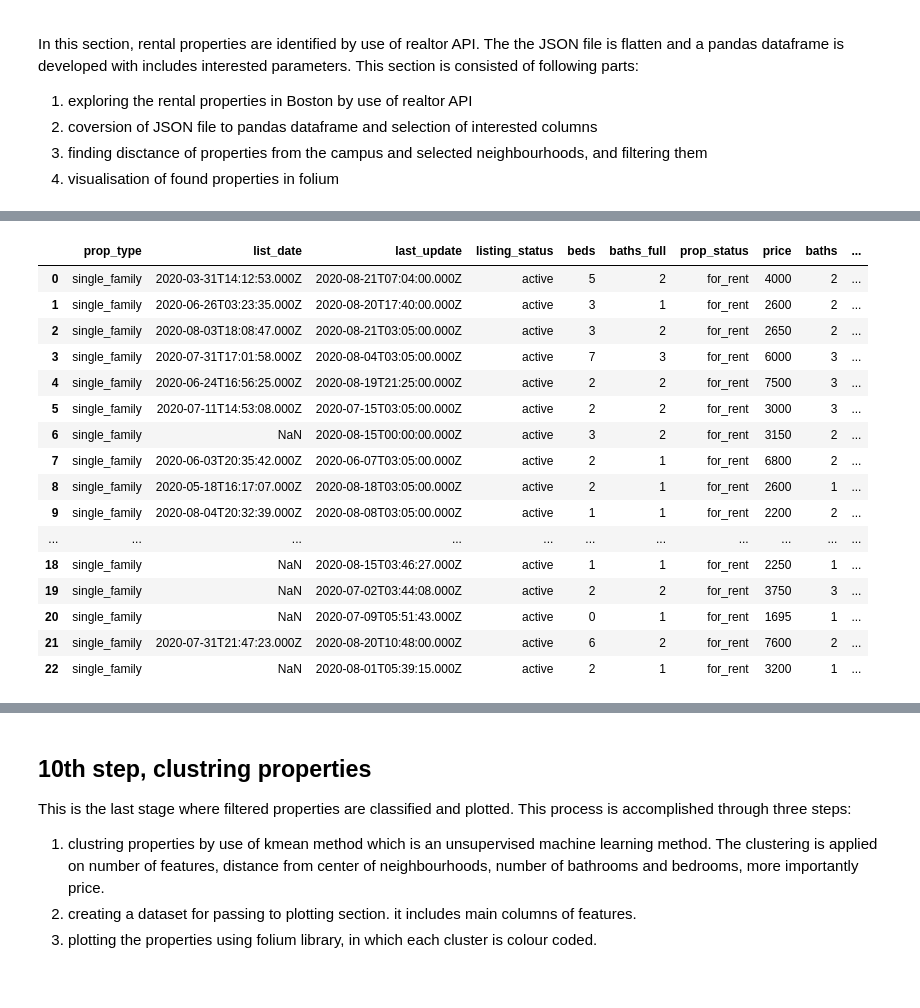
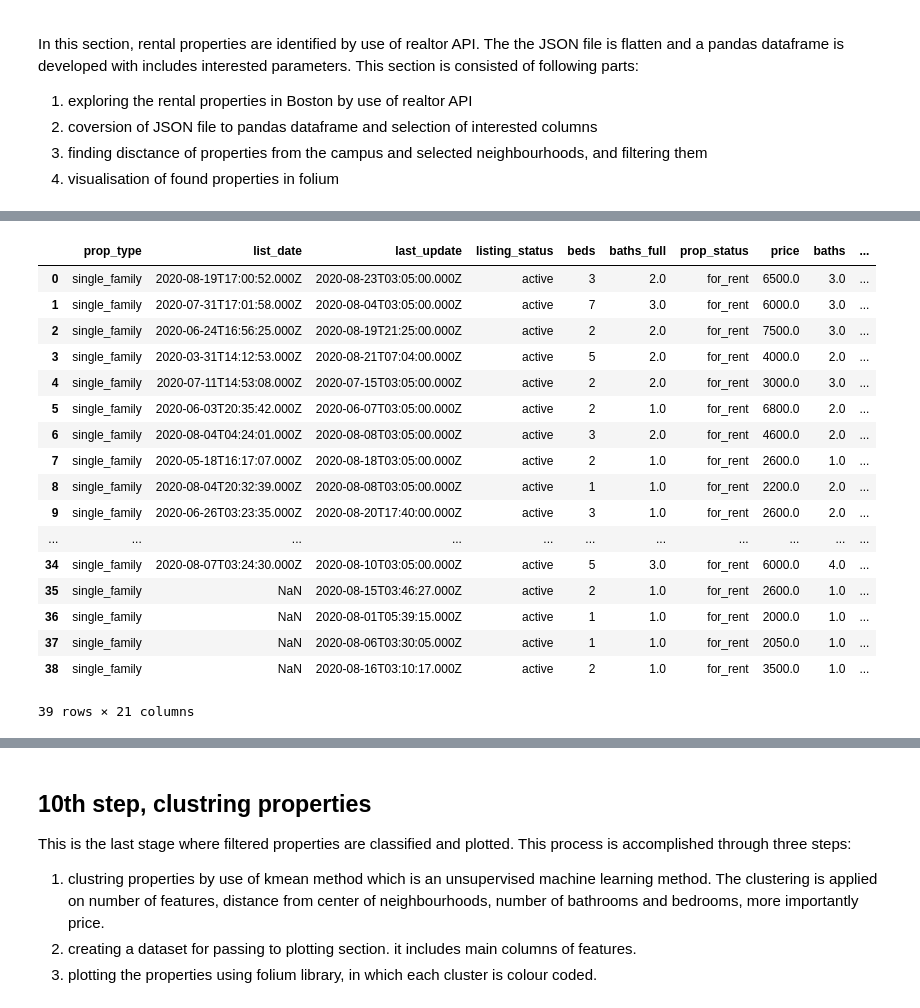
Before and after one commit to Aron-XXV/Coursera_Capstone, a Jupyter notebook: Boston Neighbourhoods/Recommending rental properties.ipynb, the cells around one changed output, grey strips where cells are left out. Saved outputs shown, nothing was run; the diff lists cells and outputs as text; code cells hidden in the pictures.

```diff
--- a/Boston Neighbourhoods/Recommending rental properties.ipynb
+++ b/Boston Neighbourhoods/Recommending rental properties.ipynb
@@ -520,7 +631,7 @@ response = requests.request("GET", url, headers=headers, params=querystring)
 import json
 all_col = pd.json_normalize(json.loads(response.text)['properties']).columns
 selected_col = ['prop_type','list_date','last_update','listing_status','beds','baths_full','prop_status','price','baths','address.lat','address.lon','address.line','address.postal_code','address.neighborhood_name','address.neighborhoods','garage']
-df_rent = pd.json_normalize(json.loads(response.text)['properties'])[selected_col]
+df_rent_1 = pd.json_normalize(json.loads(response.text)['properties'])[selected_col]
 print('{} properties found with specified features'.format(len(df_rent)))
-df_rent.head()
+df_rent_1.head()
 # %% [output]
@@ -533,0 +645,19 @@ df_rent.head()
+# %%
+# exploring rental properties 1, Cambridge
+load_dotenv()
+env_path = Path('.') / '.env'
+load_dotenv(dotenv_path=env_path)
+
+url = "https://realtor.p.rapidapi.com/properties/v2/list-for-rent"
+querystring = {"beds_min":"0","price_max":"10000","prop_type":"single_family","sort":"relevance","baths_min":"0","price_min":"0","city":"Cambridge","state_code":"MA","limit":"10000","offset":"0"}
+headers = {
+    'x-rapidapi-host': os.getenv("rapidapi_host_realtor"),
+    'x-rapidapi-key': os.getenv("rapidapi_key_realtor")
+    }
+response = requests.request("GET", url, headers=headers, params=querystring)
+# %%
+all_col = pd.json_normalize(json.loads(response.text)['properties']).columns
+selected_col = ['prop_type','list_date','last_update','listing_status','beds','baths_full','prop_status','price','baths','address.lat','address.lon','address.line','address.postal_code','address.neighborhood_name','address.neighborhoods','garage']
+df_rent_2 = pd.json_normalize(json.loads(response.text)['properties'])[selected_col]
+print('{} properties found with specified features'.format(len(df_rent)))
+df_rent_2.head()
@@ -533,0 +672,6 @@ df_rent.head()
+# %%
+# joining to rental properties dataframes
+df_rent = df_rent_1
+df_rent = pd.concat([df_rent, df_rent_2])
+df_rent.reset_index(inplace = True, drop = True)
+df_rent.head()
@@ -534,40 +685,52 @@ df_rent.head()
 # %%
 # filtering rental properties
 # filtering by features, number of bedrooms and bathrooms
 # df_rent_filtered = df_rent[df_rent['beds'] == 1][df_rent['baths_full'] == 1]
 # df_rent_filtered.reset_index(inplace = True, drop = True)
 # 2. filtering by distance
 df_rent['distance_n1'] = np.nan
 df_rent['distance_n2'] = np.nan
+df_rent['distance_n3'] = np.nan
+df_rent['distance_n4'] = np.nan
+df_rent['distance_n5'] = np.nan
 for ii, lat, lon in zip(df_rent.index, df_rent['address.lat'], df_rent['address.lon']):
     test_loc = (lat, lon)
     check_loc = (df_selected_neighbourhood['latitude'][0], df_selected_neighbourhood['longitude'][0])
     df_rent['distance_n1'].iloc[ii] = geodesic(check_loc, test_loc).km
     check_loc = (df_selected_neighbourhood['latitude'][1], df_selected_neighbourhood['longitude'][1])
     df_rent['distance_n2'].iloc[ii] = geodesic(check_loc, test_loc).km
+    check_loc = (df_selected_neighbourhood['latitude'][2], df_selected_neighbourhood['longitude'][2])
+    df_rent['distance_n3'].iloc[ii] = geodesic(check_loc, test_loc).km
+    check_loc = (df_selected_neighbourhood['latitude'][3], df_selected_neighbourhood['longitude'][3])
+    df_rent['distance_n4'].iloc[ii] = geodesic(check_loc, test_loc).km
+    check_loc = (df_selected_neighbourhood['latitude'][4], df_selected_neighbourhood['longitude'][4])
+    df_rent['distance_n5'].iloc[ii] = geodesic(check_loc, test_loc).km
 allowable_distance = 3 # set to 3 km
-dist_mask = (df_rent['distance_n1'] < allowable_distance) + (df_rent['distance_n2'] < allowable_distance)
+dist_mask = (df_rent['distance_n1'] < allowable_distance) + (df_rent['distance_n2'] < allowable_distance) + (df_rent['distance_n3'] < allowable_distance) + (df_rent['distance_n4'] < allowable_distance) + (df_rent['distance_n5'] < allowable_distance)
 df_rent_filtered = df_rent[dist_mask]
+column_list = ['distance_n1', 'distance_n2', 'distance_n3','distance_n4','distance_n5', 'price', 'beds', 'baths_full', 'baths']
+df_rent_filtered.dropna(subset = column_list, inplace = True, axis = 0)
 df_rent_filtered.reset_index(inplace = True, drop = True)
 df_rent_filtered
 # %% [output]
 |  | prop_type | list_date | last_update | listing_status | beds | baths_full | prop_status | price | baths | ... |
-| 0 | single_family | 2020-03-31T14:12:53.000Z | 2020-08-21T07:04:00.000Z | active | 5 | 2 | for_rent | 4000 | 2 | ... |
-| 1 | single_family | 2020-06-26T03:23:35.000Z | 2020-08-20T17:40:00.000Z | active | 3 | 1 | for_rent | 2600 | 2 | ... |
-| 2 | single_family | 2020-08-03T18:08:47.000Z | 2020-08-21T03:05:00.000Z | active | 3 | 2 | for_rent | 2650 | 2 | ... |
-| 3 | single_family | 2020-07-31T17:01:58.000Z | 2020-08-04T03:05:00.000Z | active | 7 | 3 | for_rent | 6000 | 3 | ... |
-| 4 | single_family | 2020-06-24T16:56:25.000Z | 2020-08-19T21:25:00.000Z | active | 2 | 2 | for_rent | 7500 | 3 | ... |
-| 5 | single_family | 2020-07-11T14:53:08.000Z | 2020-07-15T03:05:00.000Z | active | 2 | 2 | for_rent | 3000 | 3 | ... |
-| 6 | single_family | NaN | 2020-08-15T00:00:00.000Z | active | 3 | 2 | for_rent | 3150 | 2 | ... |
-| 7 | single_family | 2020-06-03T20:35:42.000Z | 2020-06-07T03:05:00.000Z | active | 2 | 1 | for_rent | 6800 | 2 | ... |
-| 8 | single_family | 2020-05-18T16:17:07.000Z | 2020-08-18T03:05:00.000Z | active | 2 | 1 | for_rent | 2600 | 1 | ... |
-| 9 | single_family | 2020-08-04T20:32:39.000Z | 2020-08-08T03:05:00.000Z | active | 1 | 1 | for_rent | 2200 | 2 | ... |
+| 0 | single_family | 2020-08-19T17:00:52.000Z | 2020-08-23T03:05:00.000Z | active | 3 | 2.0 | for_rent | 6500.0 | 3.0 | ... |
+| 1 | single_family | 2020-07-31T17:01:58.000Z | 2020-08-04T03:05:00.000Z | active | 7 | 3.0 | for_rent | 6000.0 | 3.0 | ... |
+| 2 | single_family | 2020-06-24T16:56:25.000Z | 2020-08-19T21:25:00.000Z | active | 2 | 2.0 | for_rent | 7500.0 | 3.0 | ... |
+| 3 | single_family | 2020-03-31T14:12:53.000Z | 2020-08-21T07:04:00.000Z | active | 5 | 2.0 | for_rent | 4000.0 | 2.0 | ... |
+| 4 | single_family | 2020-07-11T14:53:08.000Z | 2020-07-15T03:05:00.000Z | active | 2 | 2.0 | for_rent | 3000.0 | 3.0 | ... |
+| 5 | single_family | 2020-06-03T20:35:42.000Z | 2020-06-07T03:05:00.000Z | active | 2 | 1.0 | for_rent | 6800.0 | 2.0 | ... |
+| 6 | single_family | 2020-08-04T04:24:01.000Z | 2020-08-08T03:05:00.000Z | active | 3 | 2.0 | for_rent | 4600.0 | 2.0 | ... |
+| 7 | single_family | 2020-05-18T16:17:07.000Z | 2020-08-18T03:05:00.000Z | active | 2 | 1.0 | for_rent | 2600.0 | 1.0 | ... |
+| 8 | single_family | 2020-08-04T20:32:39.000Z | 2020-08-08T03:05:00.000Z | active | 1 | 1.0 | for_rent | 2200.0 | 2.0 | ... |
+| 9 | single_family | 2020-06-26T03:23:35.000Z | 2020-08-20T17:40:00.000Z | active | 3 | 1.0 | for_rent | 2600.0 | 2.0 | ... |
 | ... | ... | ... | ... | ... | ... | ... | ... | ... | ... | ... |
-| 18 | single_family | NaN | 2020-08-15T03:46:27.000Z | active | 1 | 1 | for_rent | 2250 | 1 | ... |
-| 19 | single_family | NaN | 2020-07-02T03:44:08.000Z | active | 2 | 2 | for_rent | 3750 | 3 | ... |
-| 20 | single_family | NaN | 2020-07-09T05:51:43.000Z | active | 0 | 1 | for_rent | 1695 | 1 | ... |
-| 21 | single_family | 2020-07-31T21:47:23.000Z | 2020-08-20T10:48:00.000Z | active | 6 | 2 | for_rent | 7600 | 2 | ... |
-| 22 | single_family | NaN | 2020-08-01T05:39:15.000Z | active | 2 | 1 | for_rent | 3200 | 1 | ... |
+| 34 | single_family | 2020-08-07T03:24:30.000Z | 2020-08-10T03:05:00.000Z | active | 5 | 3.0 | for_rent | 6000.0 | 4.0 | ... |
+| 35 | single_family | NaN | 2020-08-15T03:46:27.000Z | active | 2 | 1.0 | for_rent | 2600.0 | 1.0 | ... |
+| 36 | single_family | NaN | 2020-08-01T05:39:15.000Z | active | 1 | 1.0 | for_rent | 2000.0 | 1.0 | ... |
+| 37 | single_family | NaN | 2020-08-06T03:30:05.000Z | active | 1 | 1.0 | for_rent | 2050.0 | 1.0 | ... |
+| 38 | single_family | NaN | 2020-08-16T03:10:17.000Z | active | 2 | 1.0 | for_rent | 3500.0 | 1.0 | ... |
+39 rows × 21 columns
 # %%
 # plotting properties
 center_lat = df_rent_filtered['address.lat'].mean()
```
Also changed, not shown: parts of 26 cells of this notebook, 2 other files.
